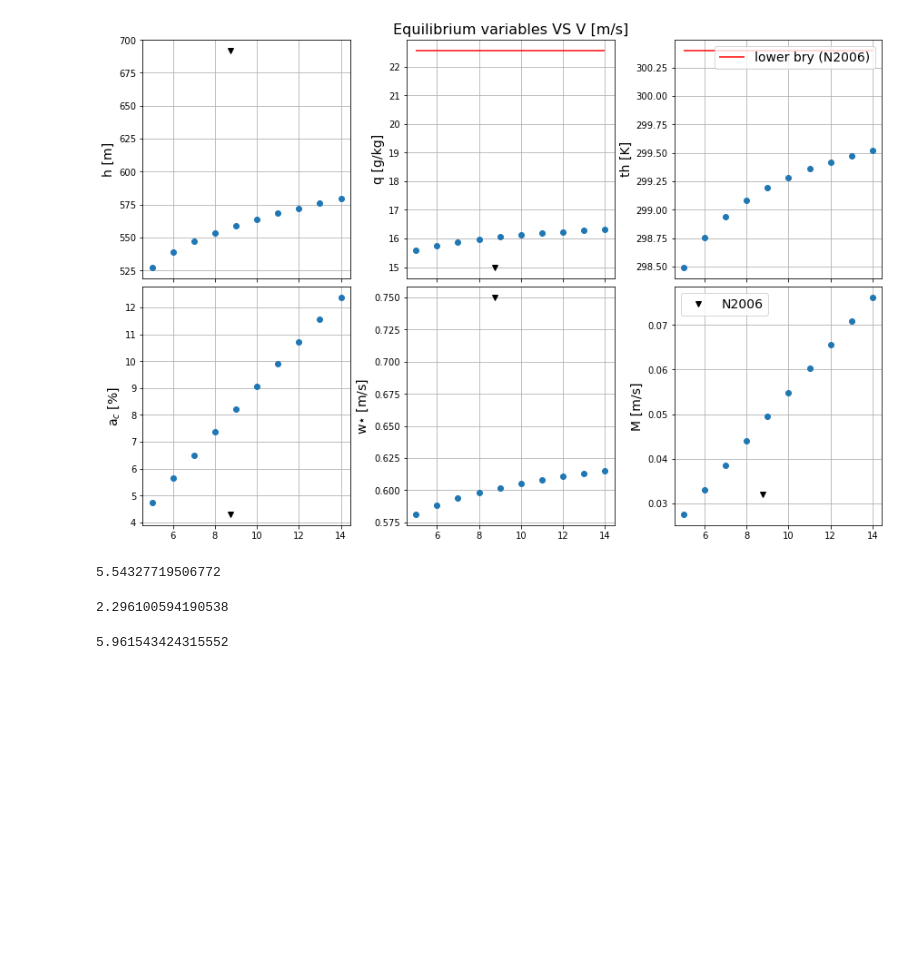
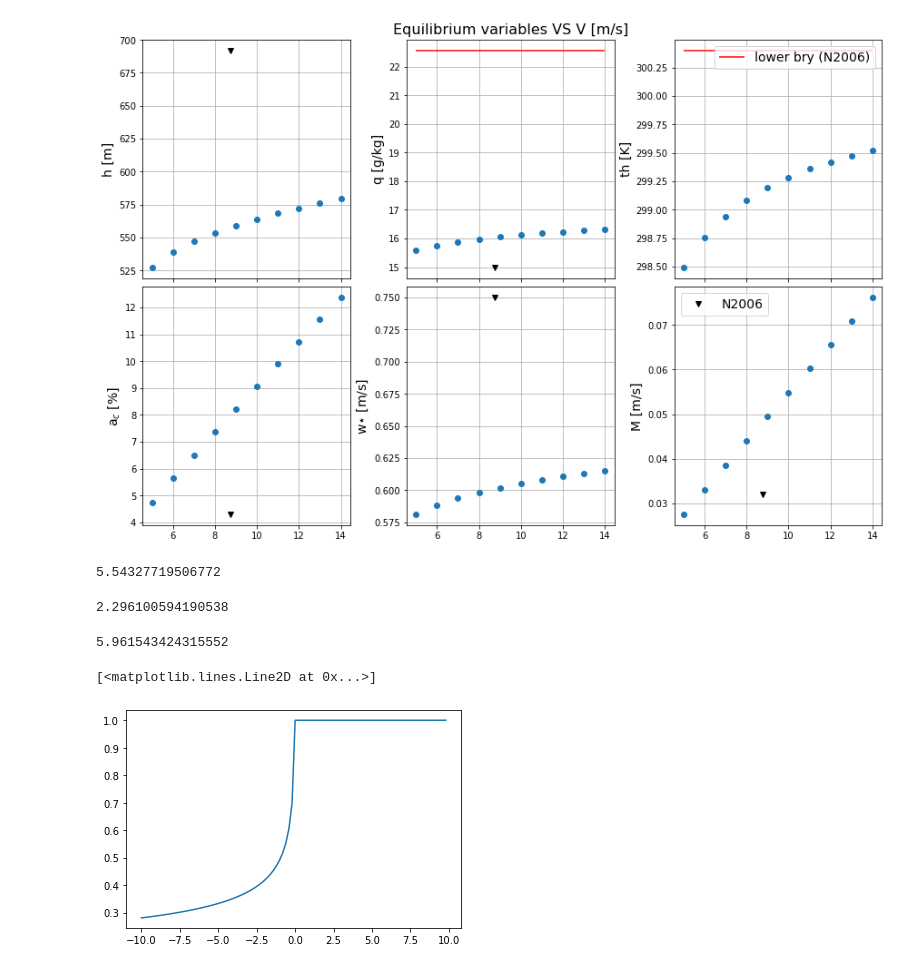
Before and after one commit to agonmer/ABL_bulk_models, a Jupyter notebook: neggers_etal_2006.ipynb, the cells around one changed output. Cells and saved outputs as stored; diff of their text form; code cells hidden in the pictures; blank space fills up the shorter version.

```diff
--- a/neggers_etal_2006.ipynb
+++ b/neggers_etal_2006.ipynb
@@ -482,6 +493,22 @@ def neggers_et_al_2006_stevens_et_al_2002(t,y,SST,D,q_free,th_free,ps,f,U_free,V
     LHF_ext.append(q_flux_s*Le)
 
     return dh_dt, dq_dt, dth_dt, dU_dt, dV_dt
+# %%
+def prt_dyer74(zL):
+    if zL>0:
+        return 1
+    else:
+        return 1/(1-16*zL)**0.25
+
+zL = np.arange(-10,10,0.2)
+Prt = np.zeros((len(zL),))
+for ii,z in enumerate(zL):
+    Prt[ii] = prt_dyer74(z)
+
+plt.plot(zL,Prt)
+# %% [output]
+[<matplotlib.lines.Line2D at 0x...>]
+[figure, added]
 # %%
 Omega = 2*np.pi/86400 # [rad/s] Earth rotation.
 latitude0 = 10 # degree N
```
Also changed, not shown: parts of 4 cells of this notebook.
